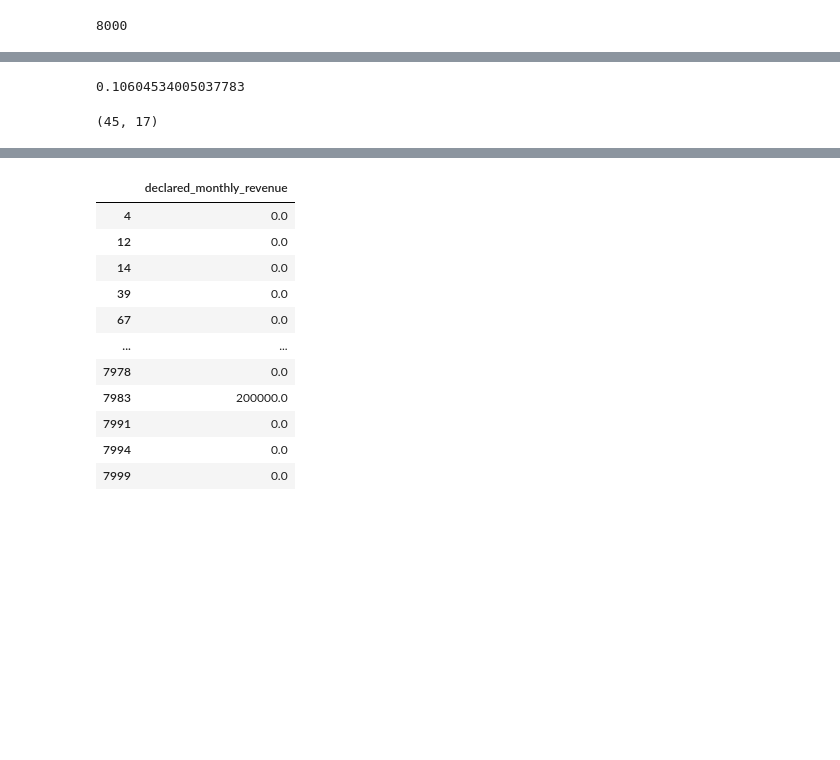
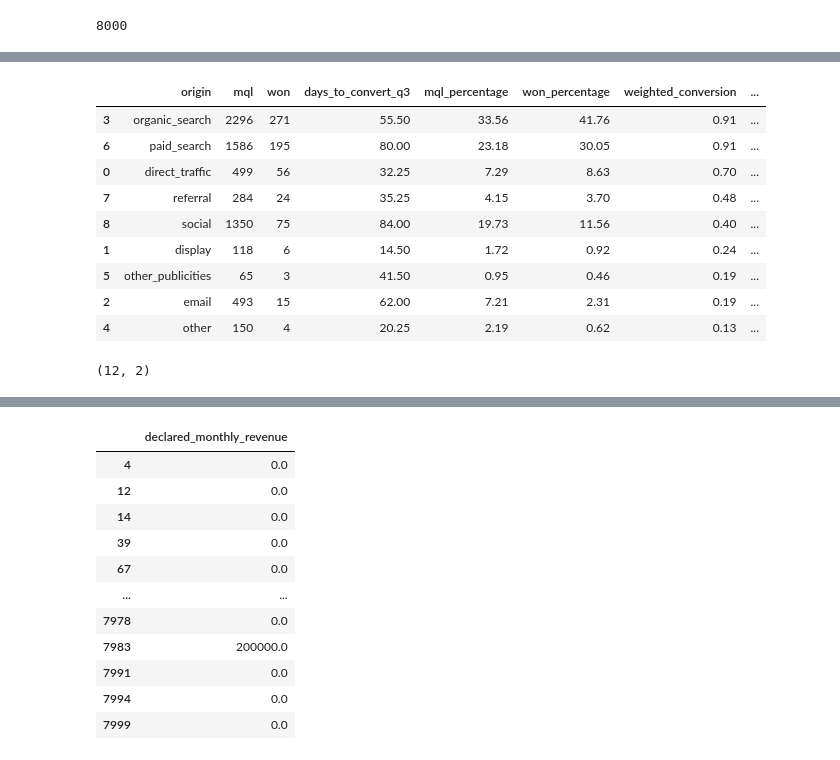
Before and after one commit to jhonfg13/Cobre_Prueba, a Jupyter notebook: notebooks/01_atribucion_conversion_eda.ipynb, the cells around one changed output, grey strips where cells are left out. Drawn from its saved outputs; the diff is of its cells as text; code cells hidden in the pictures; blank space fills up the shorter version.

```diff
--- a/notebooks/01_atribucion_conversion_eda.ipynb
+++ b/notebooks/01_atribucion_conversion_eda.ipynb
@@ -60,9 +79,13 @@ df_processed = df_mkt_closed.assign(
 #
 df_processed['days_to_convert'] = (df_processed['won_date'] - df_processed['first_contact_date']).dt.days
 # %%
-origin_conversion = df_processed.groupby('origin', as_index=False)\
-                                .agg(mql=('mql_id', 'count'),
-                                     won=('target', 'sum'))
+origin_conversion = df_processed.query("origin != 'unknown'")\
+                              .groupby('origin', as_index=False)\
+                              .agg(mql=('mql_id', 'count'), won=('target', 'sum'),
+                                   #days_to_convert_mean=('days_to_convert', 'mean'),
+                                   #days_to_convert_std=('days_to_convert', 'std'),
+                                   days_to_convert_q3=('days_to_convert', lambda x: x.quantile(0.75))
+                                   )
 #
 # Calcular los porcentajes
 total_mql = origin_conversion['mql'].sum()
@@ -70,4 +93,5 @@ total_won = origin_conversion['won'].sum()
 # Añadir columnas de porcentaje
 origin_conversion['mql_percentage'] = (origin_conversion['mql'] / total_mql * 100).round(2)
 origin_conversion['won_percentage'] = (origin_conversion['won'] / total_won * 100).round(2)
+origin_conversion['weighted_conversion'] = (origin_conversion['won'] / origin_conversion['mql']) * np.log(origin_conversion['mql'])
 origin_conversion['conversion'] = (origin_conversion['won'] / origin_conversion['mql']  * 100).round(2)
@@ -128,8 +98,13 @@ df_processed.head()
-# %%
-842/7940
-# %% [output]
-0.10604534005037783
-# %%
-df_mkt_closed.query(" sr_id.notna() and declared_monthly_revenue > 0 ").shape
-# %% [output]
-(45, 17)
+# %%
+origin_conversion.sort_values(by='weighted_conversion', ascending=False).round(2)
+# %% [output]
+|  | origin | mql | won | days_to_convert_q3 | mql_percentage | won_percentage | weighted_conversion | ... |
+| 3 | organic_search | 2296 | 271 | 55.50 | 33.56 | 41.76 | 0.91 | ... |
+| 6 | paid_search | 1586 | 195 | 80.00 | 23.18 | 30.05 | 0.91 | ... |
+| 0 | direct_traffic | 499 | 56 | 32.25 | 7.29 | 8.63 | 0.70 | ... |
+| 7 | referral | 284 | 24 | 35.25 | 4.15 | 3.70 | 0.48 | ... |
+| 8 | social | 1350 | 75 | 84.00 | 19.73 | 11.56 | 0.40 | ... |
+| 1 | display | 118 | 6 | 14.50 | 1.72 | 0.92 | 0.24 | ... |
+| 5 | other_publicities | 65 | 3 | 41.50 | 0.95 | 0.46 | 0.19 | ... |
+| 2 | email | 493 | 15 | 62.00 | 7.21 | 2.31 | 0.19 | ... |
+| 4 | other | 150 | 4 | 20.25 | 2.19 | 0.62 | 0.13 | ... |
@@ -135,0 +157,4 @@ df_mkt_closed.query(" sr_id.notna() and declared_monthly_revenue > 0 ").shape
+# %%
+mql_period_series.shape
+# %% [output]
+(12, 2)
```
Also changed, not shown: parts of 24 cells of this notebook, 1 other file.
